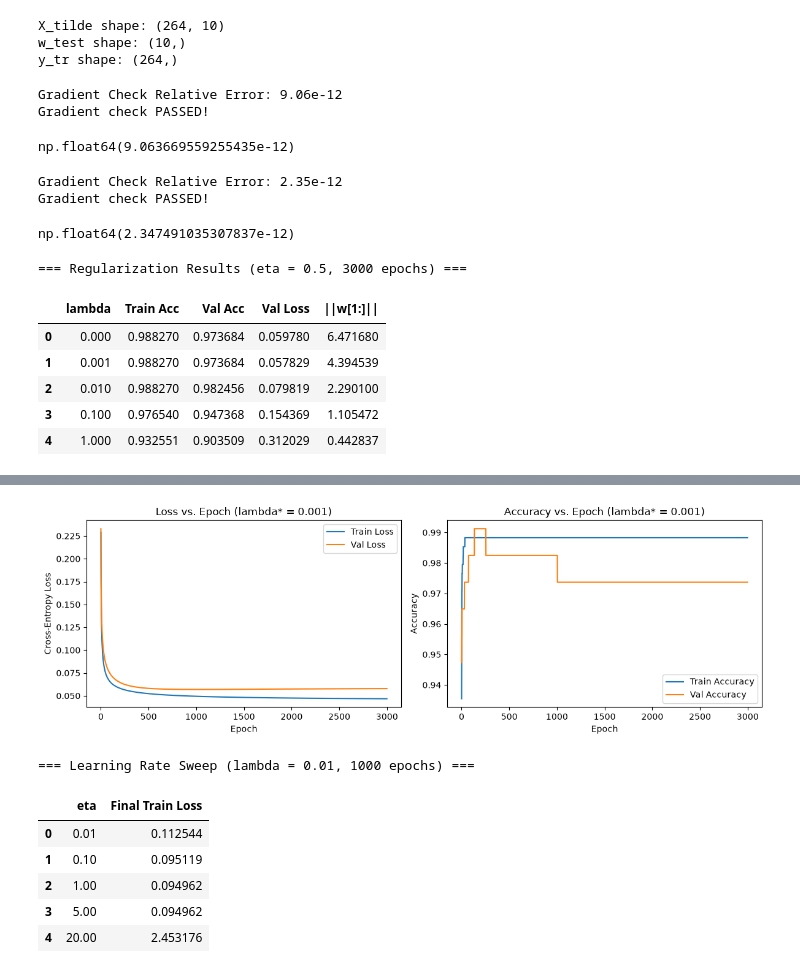
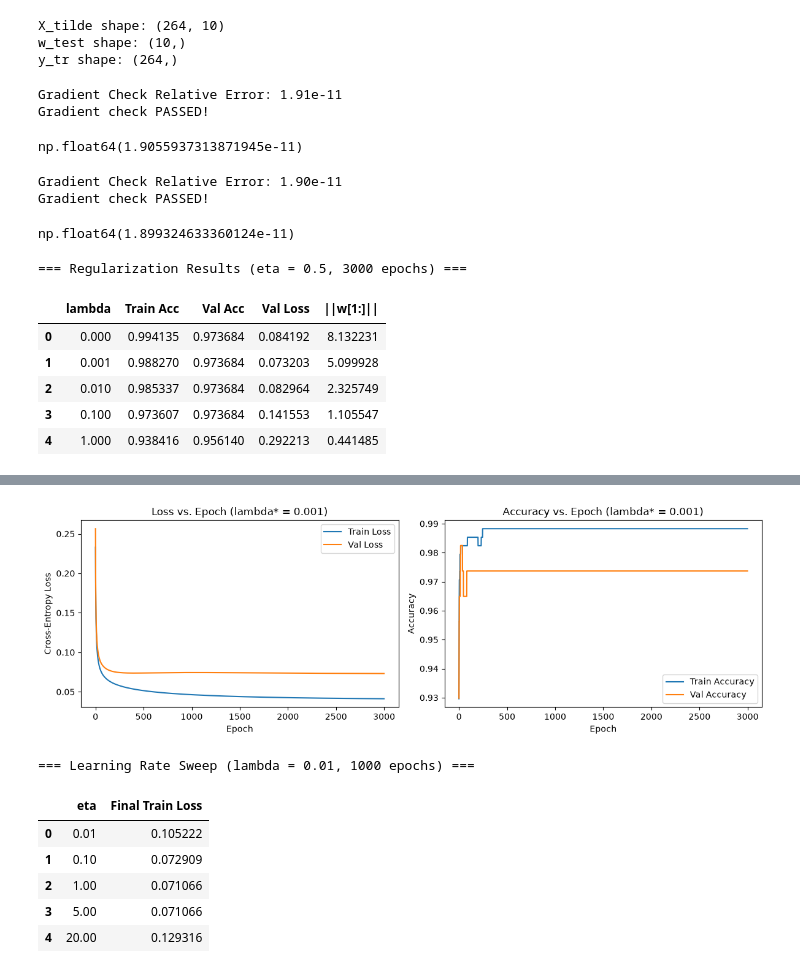
Before and after one commit to reemahmed00/ML-Assignment-2, a Jupyter notebook: notebooks/member 1/Assignment_2.ipynb, the cells around one changed output, grey strips where cells are left out. Drawn from its saved outputs; the diff is of its cells as text; code cells hidden in the pictures.

```diff
--- a/notebooks/member 1/Assignment_2.ipynb
+++ b/notebooks/member 1/Assignment_2.ipynb
@@ -62,7 +62,7 @@ class Standardizer:
         return (X-self.mu)/self.sigma
     def fit_transform(self,X):
         self.fit(X)
-        return self.fit_transform(X)
+        return self.transform(X)
 
 scaler =Standardizer()
 scaler.fit(X_tr)  # Fit ONLY on training data!
@@ -262,7 +262,7 @@ def logistic_grad(X_tilde, y, w, lam):
 # 1. Load the Breast Cancer dataset
 cancer = load_breast_cancer()
 X_bc = cancer.data
-y_bc = cancer.target
+y_bc = 1-cancer.target
 
 # 2. 3-way split (60% Train, 20% Validation, 20% Test)
 X_bc_tr_val, X_bc_te, y_bc_tr_val, y_bc_te = train_test_split(
@@ -307,34 +307,35 @@ y_tr shape: (264,)
 # %%
 # 1. Test with lambda = 0 to isolate data loss/gradient
 lam_zero = 0.0
-w_test_zero = rng.normal(0, 0.1, size=X_tr.shape[1])
+w_test_zero = rng.normal(0, 0.1, size=X_bc_tr_tilde.shape[1])
 
-# 2. Check analytic vs numerical gradient when lambda = 0
-loss_w0 = lambda w: logistic_loss(X_tr, y_tr, w, lam_zero)
-grad_w0 = lambda w: logistic_grad(X_tr, y_tr, w, lam_zero)
+# 2. Check analytic vs numerical gradient when lambda = 0 (using Breast Cancer data!)
+loss_w0 = lambda w: logistic_loss(X_bc_tr_tilde, y_bc_tr, w, lam_zero)
+grad_w0 = lambda w: logistic_grad(X_bc_tr_tilde, y_bc_tr, w, lam_zero)
 
 grad_check(loss_w0, grad_w0, w_test_zero)
 # %% [output]
-Gradient Check Relative Error: 9.06e-12
+Gradient Check Relative Error: 1.91e-11
 Gradient check PASSED!
-np.float64(9.063669559255435e-12)
+np.float64(1.9055937313871945e-11)
-# %%
-# 1. Ensure w_test matches the exact shape of X_tr
-rng = np.random.default_rng(42)
-D_plus_1 = X_tr.shape[1]
-w_test = rng.normal(0, 0.1, size=D_plus_1)
-lam_test = 0.1
-
-# 2. Create the wrappers using X_tr and y_tr
-loss_wrapper = lambda w: logistic_loss(X_tr, y_tr, w, lam_test)
-grad_wrapper = lambda w: logistic_grad(X_tr, y_tr, w, lam_test)
-
-# 3. Run the gradient check
-grad_check(loss_wrapper, grad_wrapper, w_test)
-# %% [output]
-Gradient Check Relative Error: 2.35e-12
-Gradient check PASSED!
-np.float64(2.347491035307837e-12)
+# %%
+    #test lam = 0.1  - giving relative error < 10^-6
+# Ensure w_test matches the exact shape of Breast Cancer features
+rng = np.random.default_rng(42)
+D_plus_1 = X_bc_tr_tilde.shape[1]
+w_test = rng.normal(0, 0.1, size=D_plus_1)
+lam_test = 0.1
+
+# Create the wrappers using Breast Cancer data
+loss_wrapper = lambda w: logistic_loss(X_bc_tr_tilde, y_bc_tr, w, lam_test)
+grad_wrapper = lambda w: logistic_grad(X_bc_tr_tilde, y_bc_tr, w, lam_test)
+
+#  Run the gradient check
+grad_check(loss_wrapper, grad_wrapper, w_test)
+# %% [output]
+Gradient Check Relative Error: 1.90e-11
+Gradient check PASSED!
+np.float64(1.899324633360124e-11)
 # %%
 # ==========================================
 # PART 1: Regularization Sweep (eta = 0.5, 3000 epochs)
@@ -429,7 +430,7 @@ for eta in etas:
         grad = logistic_grad(X_bc_tr_tilde, y_bc_tr, w, lam=0.01)
         w -= eta * grad
 
-    final_tr_loss = logistic_loss(X_bc_tr_tilde, y_bc_tr, w, lam=0.01)
+    final_tr_loss = logistic_loss(X_bc_tr_tilde, y_bc_tr, w, lam=0.0)
     eta_results.append({
         "eta": eta,
         "Final Train Loss": final_tr_loss
@@ -441,8 +442,8 @@ display(df_eta)
 # %% [output]
 === Regularization Results (eta = 0.5, 3000 epochs) ===
 |  | lambda | Train Acc | Val Acc | Val Loss | ||w[1:]|| |
-| 0 | 0.000 | 0.988270 | 0.973684 | 0.059780 | 6.471680 |
-| 1 | 0.001 | 0.988270 | 0.973684 | 0.057829 | 4.394539 |
-| 2 | 0.010 | 0.988270 | 0.982456 | 0.079819 | 2.290100 |
-| 3 | 0.100 | 0.976540 | 0.947368 | 0.154369 | 1.105472 |
-| 4 | 1.000 | 0.932551 | 0.903509 | 0.312029 | 0.442837 |
+| 0 | 0.000 | 0.994135 | 0.973684 | 0.084192 | 8.132231 |
+| 1 | 0.001 | 0.988270 | 0.973684 | 0.073203 | 5.099928 |
+| 2 | 0.010 | 0.985337 | 0.973684 | 0.082964 | 2.325749 |
+| 3 | 0.100 | 0.973607 | 0.973684 | 0.141553 | 1.105547 |
+| 4 | 1.000 | 0.938416 | 0.956140 | 0.292213 | 0.441485 |
@@ -450,10 +451,10 @@ Best lambda* = 0.001 (Val Loss = 0.0578)
 Validation Accuracy at lambda* (0.001): 97.37%
 Test Accuracy at lambda* (0.001): 97.37%
-[figure, old version]
+[figure, new version]
 === Learning Rate Sweep (lambda = 0.01, 1000 epochs) ===
 |  | eta | Final Train Loss |
-| 0 | 0.01 | 0.112544 |
-| 1 | 0.10 | 0.095119 |
-| 2 | 1.00 | 0.094962 |
-| 3 | 5.00 | 0.094962 |
-| 4 | 20.00 | 2.453176 |
+| 0 | 0.01 | 0.105222 |
+| 1 | 0.10 | 0.072909 |
+| 2 | 1.00 | 0.071066 |
+| 3 | 5.00 | 0.071066 |
+| 4 | 20.00 | 0.129316 |
```
Also changed, not shown: parts of 1 cell of this notebook.
